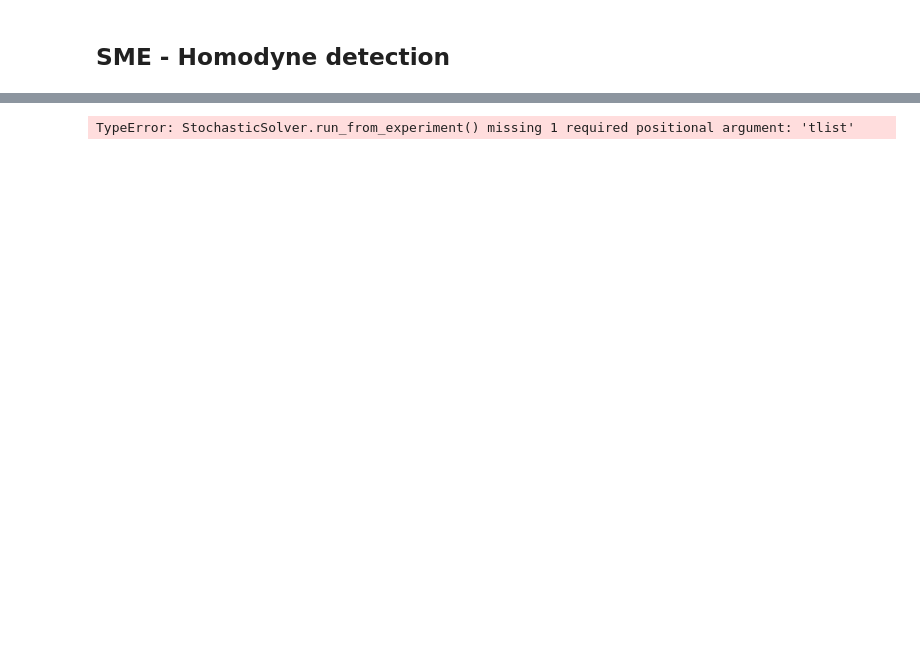
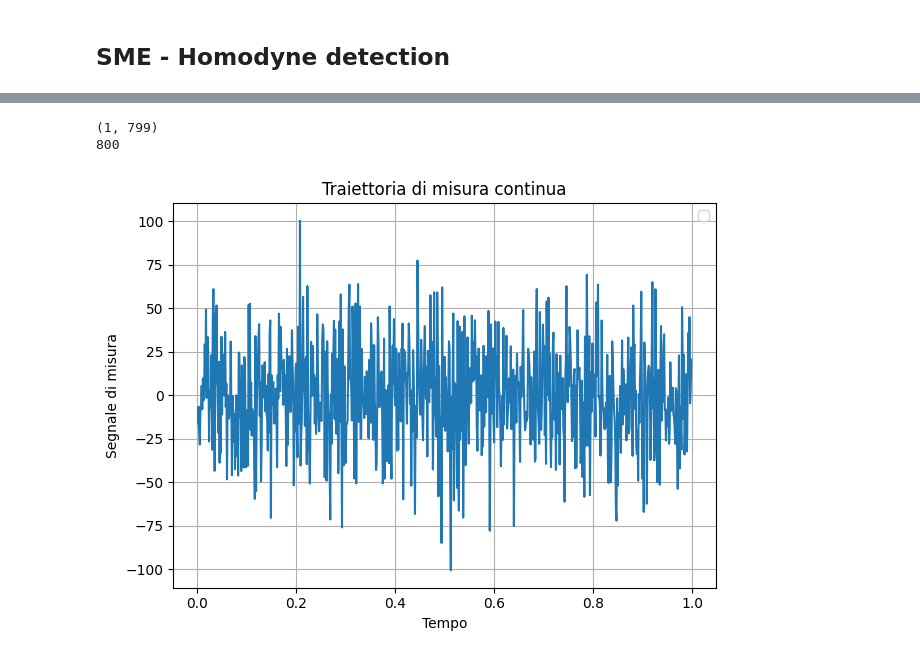
Before and after one commit to ErCampa99/Stochastic_Master_Thesis, a Jupyter notebook: Codes/Example.ipynb, the cells around one changed output, grey strips where cells are left out. Drawn from its saved outputs; the diff is of its cells as text; code cells hidden in the pictures; blank space fills up the shorter version.

Commit message:
run_from_experiment hard study

```diff
--- a/Codes/Example.ipynb
+++ b/Codes/Example.ipynb
@@ -80,7 +104,8 @@ print(stoc_solution.measurement[0])
 # %%
-# Create a stochastic solver instance with the some Hamiltonian as the
+# Create a stochastic solver instance with the same Hamiltonian as the
 # previous evolution.
 
+#Misura omodina
 solver = SMESolver(
     H,
     heterodyne=False,
@@ -88,13 +113,39 @@ solver = SMESolver(
     options={"dt": 0.00125, "store_measurement": True,}
 )
 
-# Run the evolution, noise
-recreated_solution = solver.run_from_experiment(
-    rho_0, #stoc_solution.measurement[0],
-    e_ops=[H],
-    # The third parameter is the measurement, not the Wiener increment
-    measurement=True,
-    noise=True,
-)
+#Creo rumore di Wiener
+# Per il rumore di Wiener, usiamo un incremento gaussiano con media 0
+dt = 0.00125
+my_tlist = np.arange(0, 1, dt)
+n_steps = len(my_tlist) - 1
+n_sc_ops= 1 # perché abbiamo uno sc_ops
+
+# Wiener incrementi ~ N(0, sqrt(dt))
+wiener_noise = np.random.normal(loc=0.0, scale=np.sqrt(dt), size=(n_sc_ops, n_steps))
-# %% [output]
-TypeError: StochasticSolver.run_from_experiment() missing 1 required positional argument: 'tlist'
+# %%
+print(wiener_noise.shape)
+print(len(my_tlist))
+# %% [output]
+(1, 799)
+800
+# %%
+# Run the evolution, noise - WORKA!!!!!!!
+recreated_solution = solver.run_from_experiment(
+    rho_0,
+    tlist=my_tlist,
+    e_ops=[H],
+    # The third parameter is the measurement, not the Wiener increment
+    #measurement=True,
+    noise=wiener_noise
+)
+# %%
+plt.plot(recreated_solution.times[1:], recreated_solution.measurement[0][0:])
+plt.xlabel("Tempo")
+plt.ylabel("Segnale di misura")
+plt.title("Traiettoria di misura continua")
+plt.legend()
+plt.grid(True)
+plt.tight_layout()
+plt.show()
+# %% [output]
+[figure, added]
```
Also changed, not shown: parts of 5 cells of this notebook, 1 other file.
